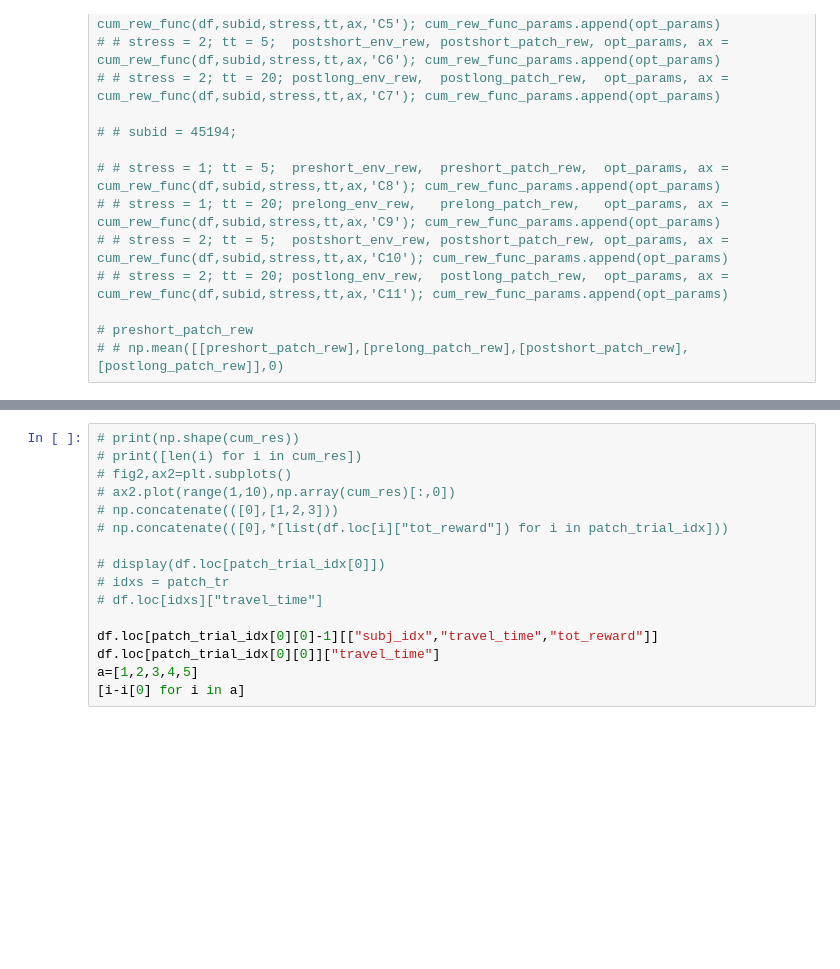
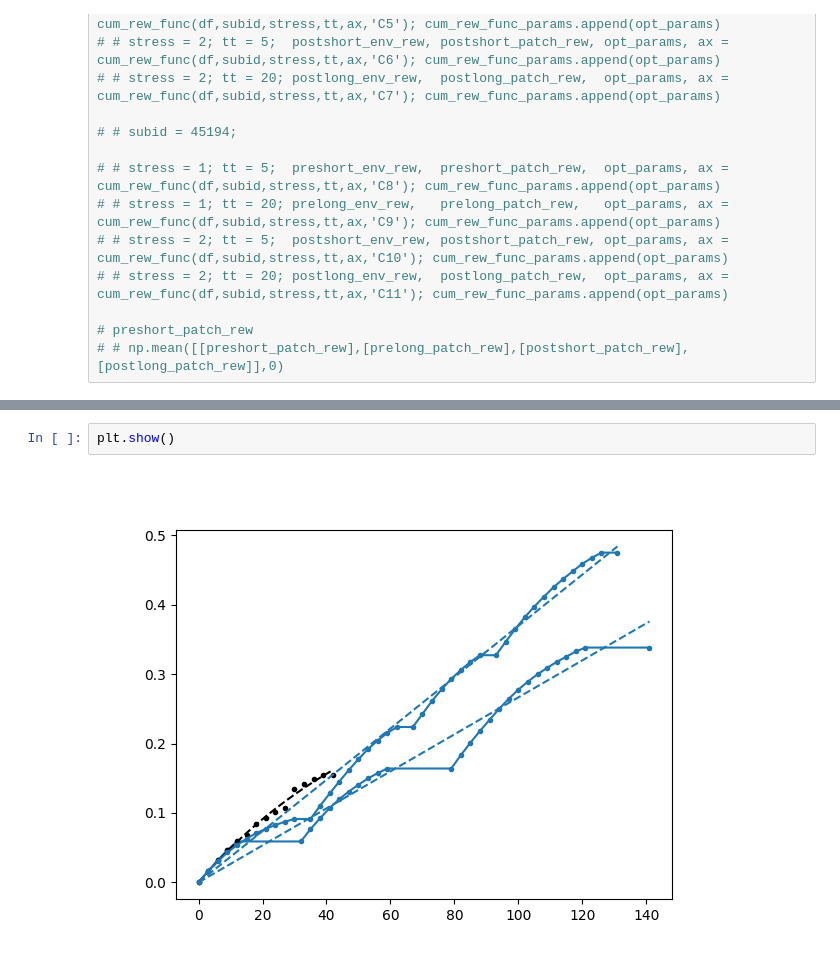
Before and after one commit to promitmoitra/frg, a Jupyter notebook: hssm/frg_nb.ipynb, the cells around one changed output, grey strips where cells are left out. Cells and saved outputs as stored; diff of their text form; blank space fills up the shorter version.

Commit message:
Optima calculation finally works and plots

```diff
--- a/hssm/frg_nb.ipynb
+++ b/hssm/frg_nb.ipynb
@@ -287,16 +293,4 @@ ax.legend()
 # %%
-# print(np.shape(cum_res))
-# print([len(i) for i in cum_res])
-# fig2,ax2=plt.subplots()
-# ax2.plot(range(1,10),np.array(cum_res)[:,0])
-# np.concatenate(([0],[1,2,3]))
-# np.concatenate(([0],*[list(df.loc[i]["tot_reward"]) for i in patch_trial_idx]))
-
-# display(df.loc[patch_trial_idx[0]])
-# idxs = patch_tr
-# df.loc[idxs]["travel_time"]
-
-df.loc[patch_trial_idx[0][0]-1][["subj_idx","travel_time","tot_reward"]]
-df.loc[patch_trial_idx[0][0]]["travel_time"]
-a=[1,2,3,4,5]
-[i-i[0] for i in a]
+plt.show()
+# %% [output]
+[figure, added]
```
Also changed, not shown: parts of 6 cells of this notebook, 1 other file.
